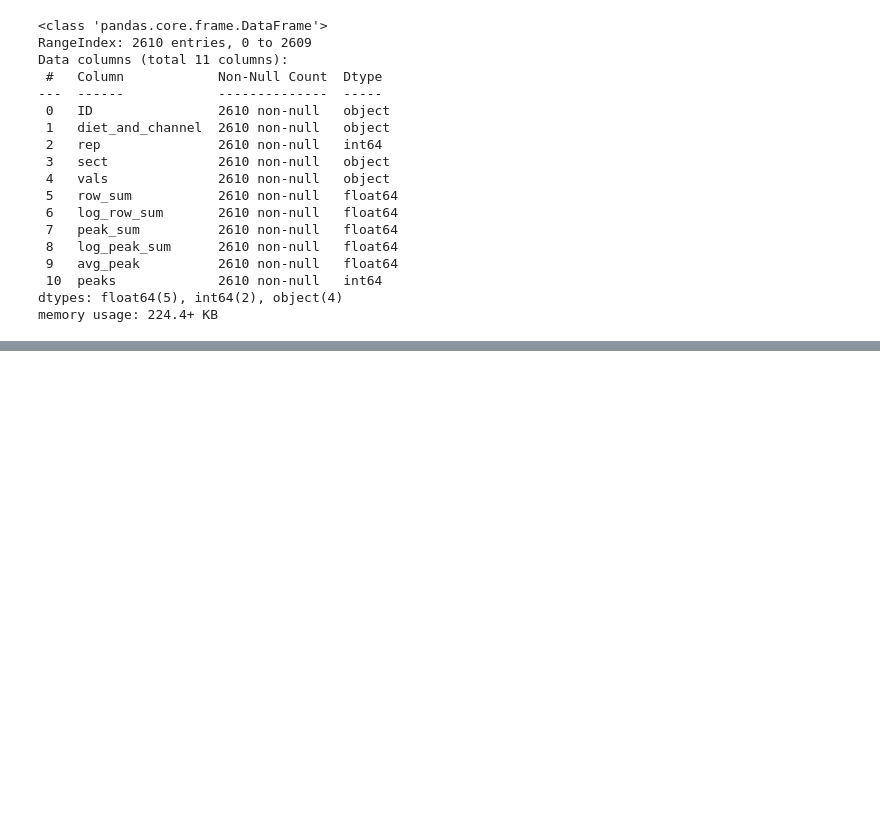
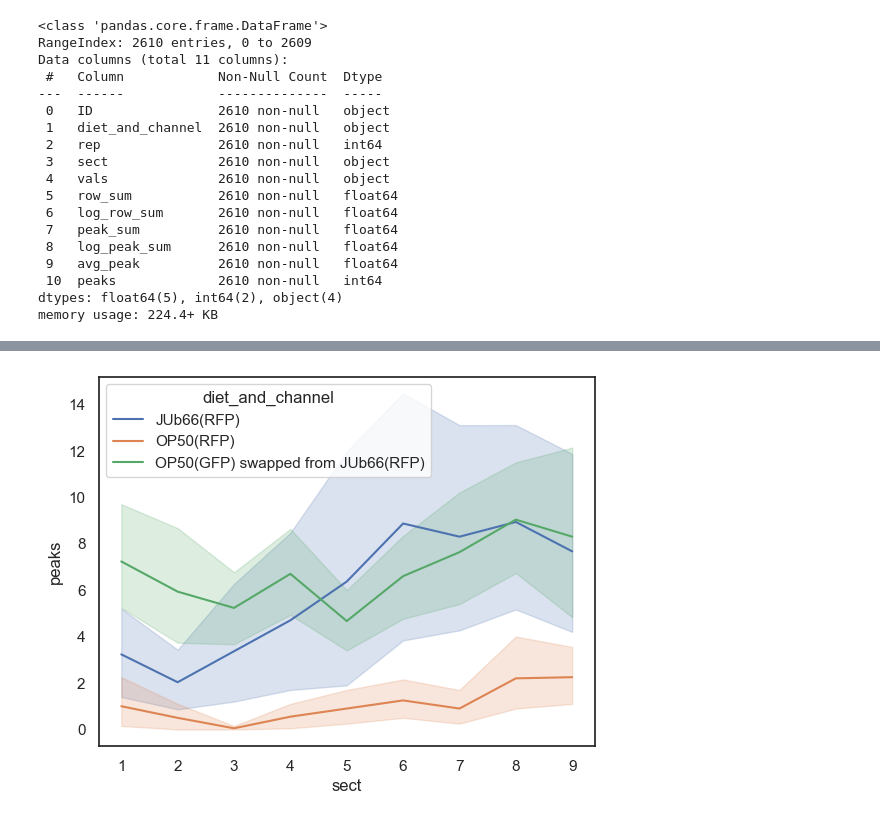
Before and after one commit to moore-andrew05/ONISH-downstream, a Jupyter notebook: spatial_figs.ipynb, the cells around one changed output, grey strips where cells are left out. Drawn from its saved outputs; the diff is of its cells as text; code cells hidden in the pictures; blank space fills up the shorter version.

```diff
--- a/spatial_figs.ipynb
+++ b/spatial_figs.ipynb
@@ -48,0 +49,7 @@ plot_spatial(df_pathogen, x="sect", y="peak_sum", hue="diet_and_channel");
+# %%
+groups = ['JUB66_RFP_0', 'OP50_RFP_0', 'JUB66_RFP_ONTO_OP50_GFP_1']
+df_fig4 = filter_on_diet_and_channel(df_sect, groups)
+# %%
+fig4, ax = plot_spatial(df_fig4, x='sect', y='peaks', hue='diet_and_channel')
+# %% [output]
+[figure, added]
```
Also changed, not shown: parts of 7 cells of this notebook, 16 other files.
